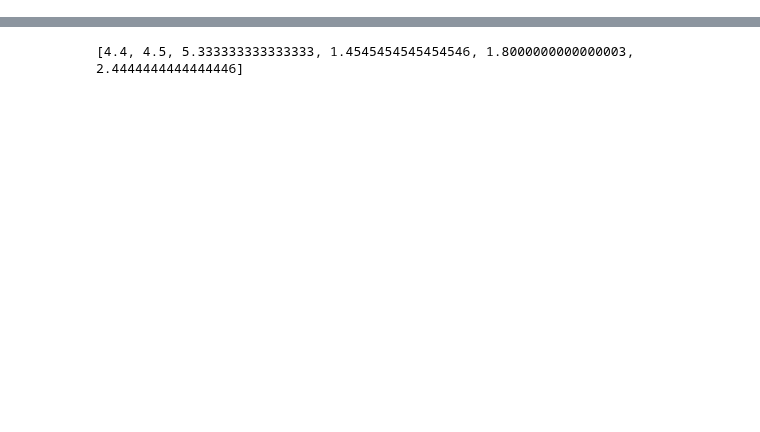
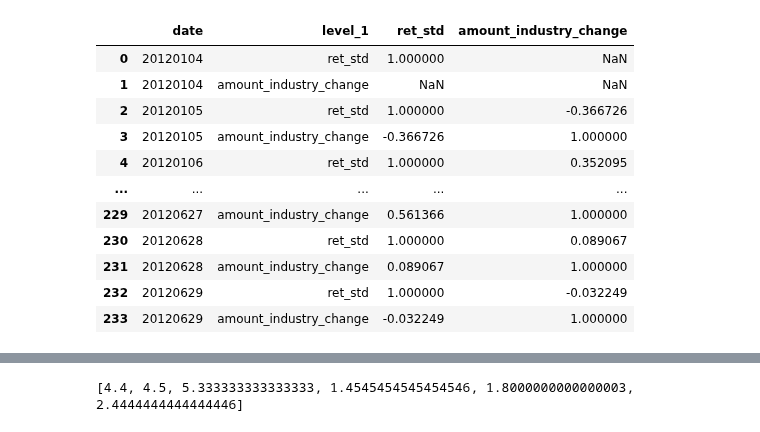
Before and after one commit to Ravin515/r-data-practice, a Jupyter notebook: answer-keys-pypd.ipynb, the cells around one changed output, grey strips where cells are left out. Drawn from its saved outputs; the diff is of its cells as text; code cells hidden in the pictures; blank space fills up the shorter version.

```diff
--- a/answer-keys-pypd.ipynb
+++ b/answer-keys-pypd.ipynb
@@ -1285,0 +298,20 @@ d_31[["symbol", "date", "abnr_ret"]]
+# %%
+data["tag"] = (
+    np.where(
+        (data["open"]/data["pre_close"] - 1) > 0.015,
+        "openlimit",
+        np.where(
+            (data["close"]/data["pre_close"] - 1) > 0.015,
+            "closelimit",
+            "others"
+            ))
+)
+(
+    data
+    [data["tag"]
+        .str.contains("openlimit|closelimit")]
+    .groupby(["date", "tag"])
+    ["symbol"]
+    .size()
+    .reset_index()
+)
@@ -1285,0 +576,71 @@ d_31[["symbol", "date", "abnr_ret"]]
+# %%
+data_15 = data
+data_15["ret"] = (
+    data_15["close"]
+        /data_15["pre_close"] - 1
+)
+
+ret = (
+    data_15
+    .groupby(["date", "industry"])
+    ['ret']
+    .std()
+    .reset_index()
+    .rename(columns = {"ret":"ret_std"})
+)
+
+amount = (
+    data_15
+    .groupby(["industry", "date"])
+    ['amount']
+    .sum()
+    .reset_index()
+    .rename(columns = {"amount":"amount_industry"})
+)
+
+amount = (
+    amount.merge(
+        amount
+        .groupby("industry")
+        ["amount_industry"]
+        .shift(periods=1)
+        .reset_index()
+        .rename(
+            columns={"amount_industry":"amount_industry_lag"}),
+            left_index=True,
+            right_index=True)
+)
+
+amount['amount_industry_change'] = (
+    amount['amount_industry']
+        /amount['amount_industry_lag'] - 1
+)
+
+ret_amount = (
+    ret.merge(
+        amount,
+        left_on = ["industry", "date"],
+        right_on = ["industry", "date"]
+    )
+)
+# ret_amount = ret_amount[~ret_amount["amount_industry_change"].isin([np.nan])]
+(
+    ret_amount
+    .groupby("date")
+    [["ret_std", "amount_industry_change"]]
+    .corr()
+    .reset_index()
+)
+# %% [output]
+|  | date | level_1 | ret_std | amount_industry_change |
+| 0 | 20120104 | ret_std | 1.000000 | NaN |
+| 1 | 20120104 | amount_industry_change | NaN | NaN |
+| 2 | 20120105 | ret_std | 1.000000 | -0.366726 |
+| 3 | 20120105 | amount_industry_change | -0.366726 | 1.000000 |
+| 4 | 20120106 | ret_std | 1.000000 | 0.352095 |
+| ... | ... | ... | ... | ... |
+| 229 | 20120627 | amount_industry_change | 0.561366 | 1.000000 |
+| 230 | 20120628 | ret_std | 1.000000 | 0.089067 |
+| 231 | 20120628 | amount_industry_change | 0.089067 | 1.000000 |
+| 232 | 20120629 | ret_std | 1.000000 | -0.032249 |
+| 233 | 20120629 | amount_industry_change | -0.032249 | 1.000000 |
```
Also changed, not shown: parts of 253 cells of this notebook, 3 other files.
